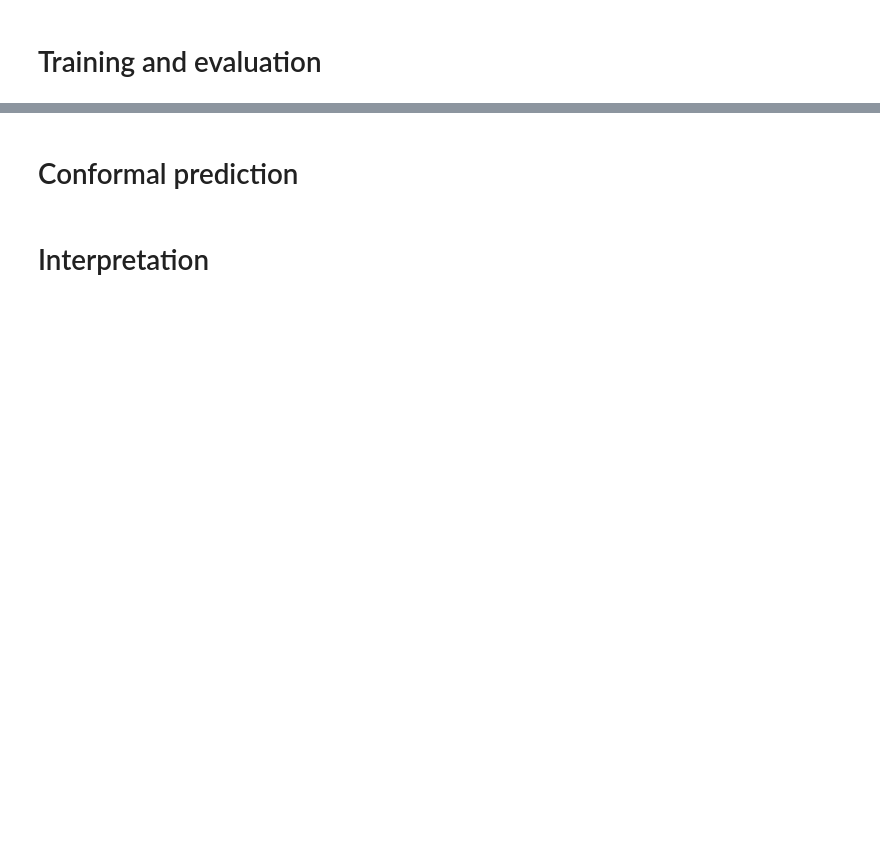
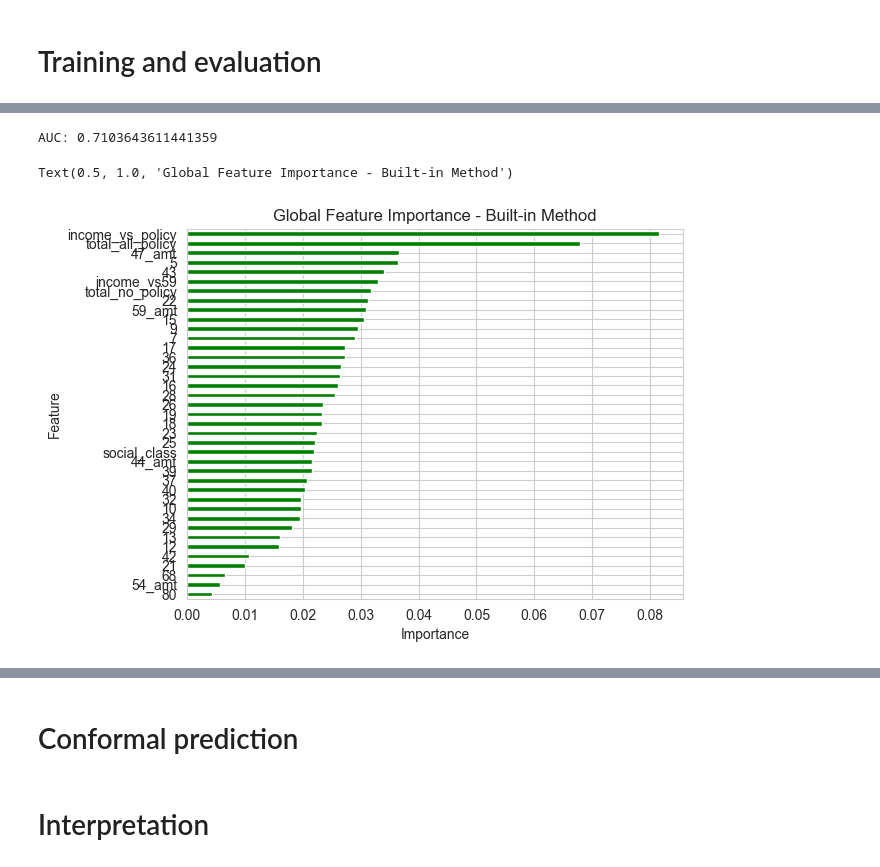
Before and after one commit to Nampq281/insurance_propensity_model, a Jupyter notebook: project_notebook.ipynb, the cells around one changed output, grey strips where cells are left out. Saved outputs shown, nothing was run; the diff lists cells and outputs as text; code cells hidden in the pictures; blank space fills up the shorter version.

Commit message:
finish training and evaluation

```diff
--- a/project_notebook.ipynb
+++ b/project_notebook.ipynb
@@ -262,0 +384,11 @@ feature_list_1 = set(df.columns) - set(['ID']+label) - set(drop_list)
+# %%
+X = df[feature_list3]
+y = df[label[0]]
+X_train, X_test, y_train, y_test = train_test_split(X, y, test_size = 0.20, random_state=1000)
+# %%
+for i in [180, 190, 200, 210, 230, 250, 270, 290]:
+    clf = RandomForestClassifier(n_estimators = i)
+    clf.fit(X_train, y_train)
+    y_pred = clf.predict_proba(X_test)
+    accuracy = metrics.roc_auc_score(y_test, y_pred)
+    print(f"N_estimator {i} - AUC: {accuracy}", )
@@ -262,0 +404,7 @@ feature_list_1 = set(df.columns) - set(['ID']+label) - set(drop_list)
+# %%
+for i in [20, 50, 100, 200, 300, 500, 800, 1000]:
+    clf = RandomForestClassifier(n_estimators = i)
+    clf.fit(X_train, y_train)
+    y_pred = clf.predict_proba(X_test)[:, 1]
+    accuracy = metrics.roc_auc_score(y_test, y_pred)
+    print(f"N_estimator {i} - AUC: {accuracy}", )
@@ -262,0 +420,8 @@ feature_list_1 = set(df.columns) - set(['ID']+label) - set(drop_list)
+# %%
+clf = RandomForestRegressor(n_estimators = 220, random_state=100)
+clf.fit(X_train, y_train)
+y_pred = clf.predict(X_test)
+accuracy = metrics.roc_auc_score(y_test, y_pred)
+print(f"AUC: {accuracy}", )
+# %% [output]
+AUC: 0.7103643611441359
@@ -262,0 +432,11 @@ feature_list_1 = set(df.columns) - set(['ID']+label) - set(drop_list)
+# %%
+import matplotlib.pyplot as plt
+global_importances = pd.Series(clf.feature_importances_, index=X_train.columns)
+global_importances.sort_values(ascending=True, inplace=True)
+global_importances.plot.barh(color='green')
+plt.xlabel("Importance")
+plt.ylabel("Feature")
+plt.title("Global Feature Importance - Built-in Method")
+# %% [output]
+Text(0.5, 1.0, 'Global Feature Importance - Built-in Method')
+[figure, added]
```
Also changed, not shown: parts of 41 cells of this notebook, 10 other files.
